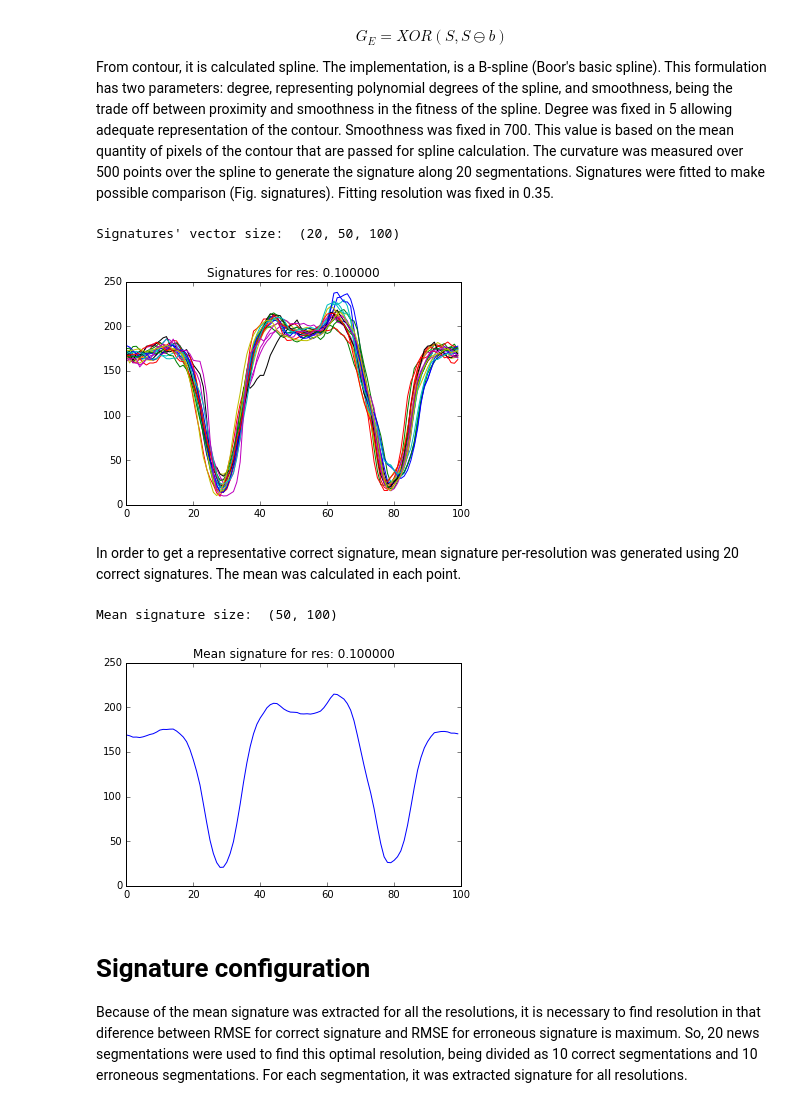
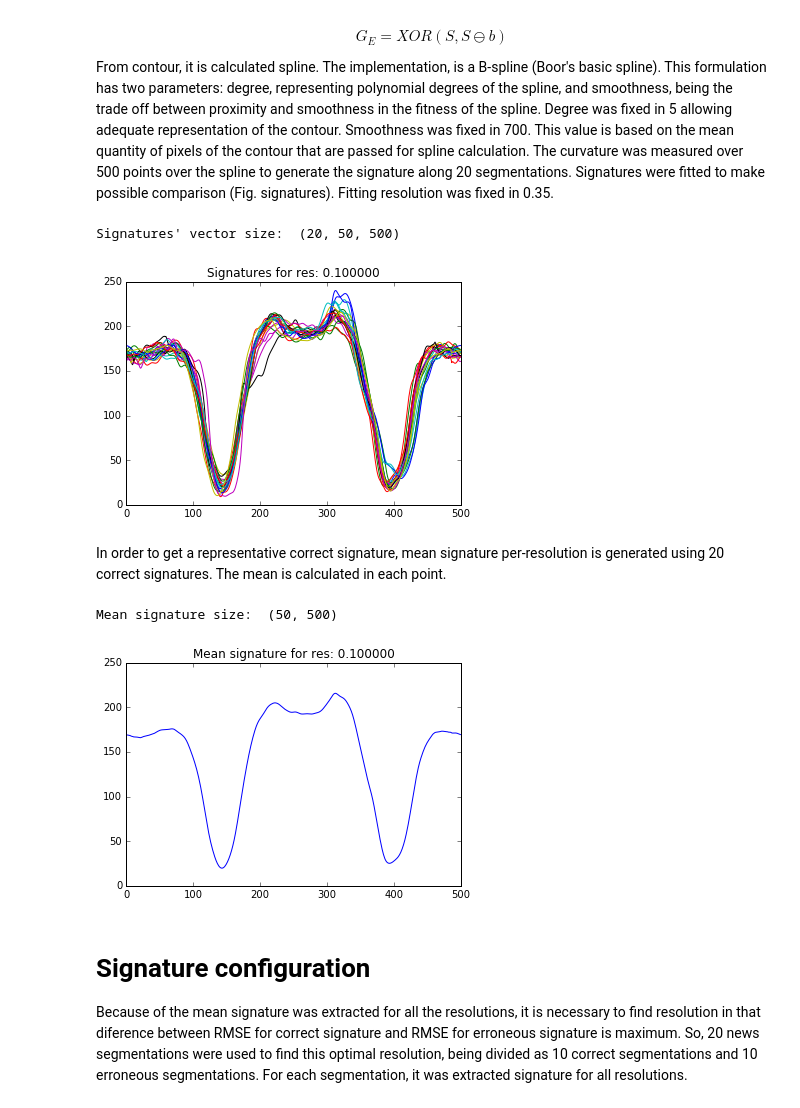
Before and after one commit to wilomaku/IA369Z, a Jupyter notebook: deliver/010617-WJGH-art_struc.ipynb, the cells around one changed output. Drawn from its saved outputs; the diff is of its cells as text; code cells hidden in the pictures.

```diff
--- a/deliver/010617-WJGH-art_struc.ipynb
+++ b/deliver/010617-WJGH-art_struc.ipynb
@@ -65,9 +61,9 @@ In this work, a method for automatic detection of segmentation error in large da
 The comparison between signatures is done using root mean square error (RMSE). True label for each segmentation was done visually. Correct segmentation corresponds to segmentations with at least 50% of agreement with the structure. It is expected that RMSE for correct segmentations is lower than RMSE associated to erroneous segmentation when compared with a typical correct segmentation.
 # %%
 #Loading labeled segmentations
-seg_label = genfromtxt('../dataset/Seg_Watershed/watershed_label.csv', delimiter=',').astype('uint8')
+seg_label = genfromtxt('dataset/Seg_Watershed/watershed_label.csv', delimiter=',').astype('uint8')
 
 list_mask = seg_label[seg_label[:,1] == 0, 0][:20] #Extracting correct segmentations for mean signature
-list_normal_mask = seg_label[seg_label[:,1] == 0, 0][20:30] #Extracting correct names for configuration
-list_error_mask = seg_label[seg_label[:,1] == 1, 0][:10] #Extracting correct names for configuration
+list_normal_mask = seg_label[seg_label[:,1] == 0, 0][20:30] #Extracting correct names
+list_error_mask = seg_label[seg_label[:,1] == 1, 0][:10] #Extracting correct names
 # %%
@@ -143,36 +139,36 @@ From contour, it is calculated spline. The implementation, is a B-spline (Boor's
 # %%
 n_list = len(list_mask)
 smoothness = 700 #Smoothness
-degree = 1 #Spline degree
+degree = 5 #Spline degree
 fit_res = 0.35
 resols = np.arange(0.01,0.5,0.01) #Signature resolutions
 resols = np.insert(resols,0,fit_res) #Insert resolution for signature fitting
-points = 100 #Points of Spline reconstruction
+points = 500 #Points of Spline reconstruction
 
 refer_wat = np.empty((n_list,resols.shape[0],points)) #Initializing signature vector
 
 for mask in xrange(n_list):
-    mask_p = np.load('../dataset/Seg_Watershed/mask_wate_{}.npy'.format(list_mask[mask]))
+    mask_p = np.load('dataset/Seg_Watershed/mask_wate_{}.npy'.format(list_mask[mask]))
 
     refer_temp = sign_extract(mask_p, resols) #Function for shape signature extraction
 
     refer_wat[mask] = refer_temp
     if mask > 0: #Fitting curves using the first one as basis
         prof_ref = refer_wat[0]
         refer_wat[mask] = sign_fit(prof_ref[0], refer_temp) #Function for signature fitting
 
 print "Signatures' vector size: ", refer_wat.shape
 
 res_ex = 10
 plt.figure()
 plt.plot(refer_wat[:,res_ex,:].T)
 plt.title("Signatures for res: %f"%(resols[res_ex]))
 plt.show()
 # %% [output]
-Signatures' vector size:  (20, 50, 100)
+Signatures' vector size:  (20, 50, 500)
-[figure, old version]
+[figure, new version]
 # %% [markdown]
-In order to get a representative correct signature, mean signature per-resolution was generated using 20 correct signatures. The mean was calculated in each point.
+In order to get a representative correct signature, mean signature per-resolution is generated using 20 correct signatures. The mean is calculated in each point.
 # %%
 refer_wat_mean = np.mean(refer_wat,axis=0) #Finding mean signature per resolution
 
@@ -183,8 +179,8 @@ plt.plot(refer_wat_mean[res_ex,:])
 plt.title("Mean signature for res: %f"%(resols[res_ex]))
 plt.show()
 # %% [output]
-Mean signature size:  (50, 100)
+Mean signature size:  (50, 500)
-[figure, old version]
+[figure, new version]
 # %% [markdown]
 # Signature configuration
 
```
Also changed, not shown: parts of 9 cells of this notebook.
